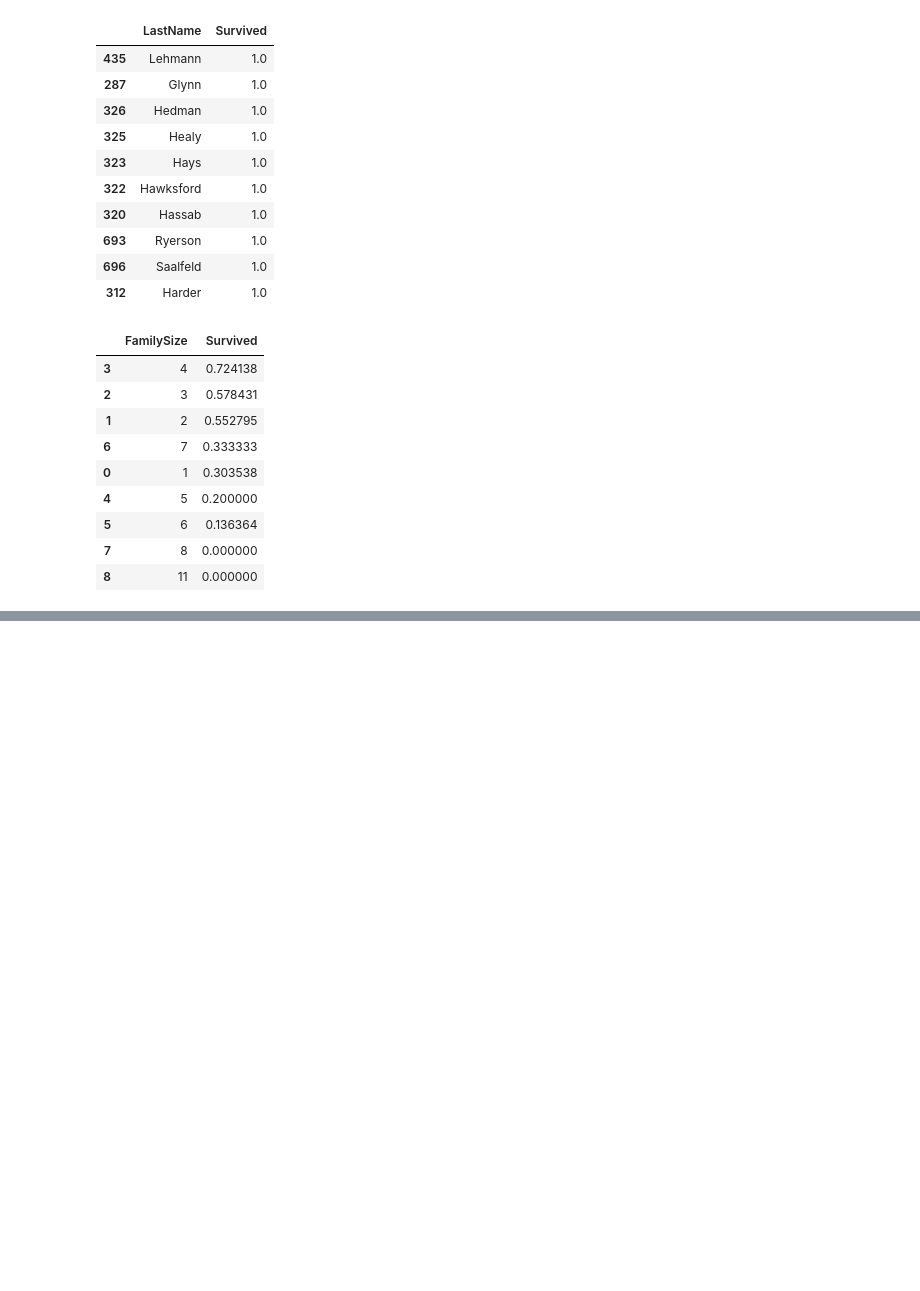
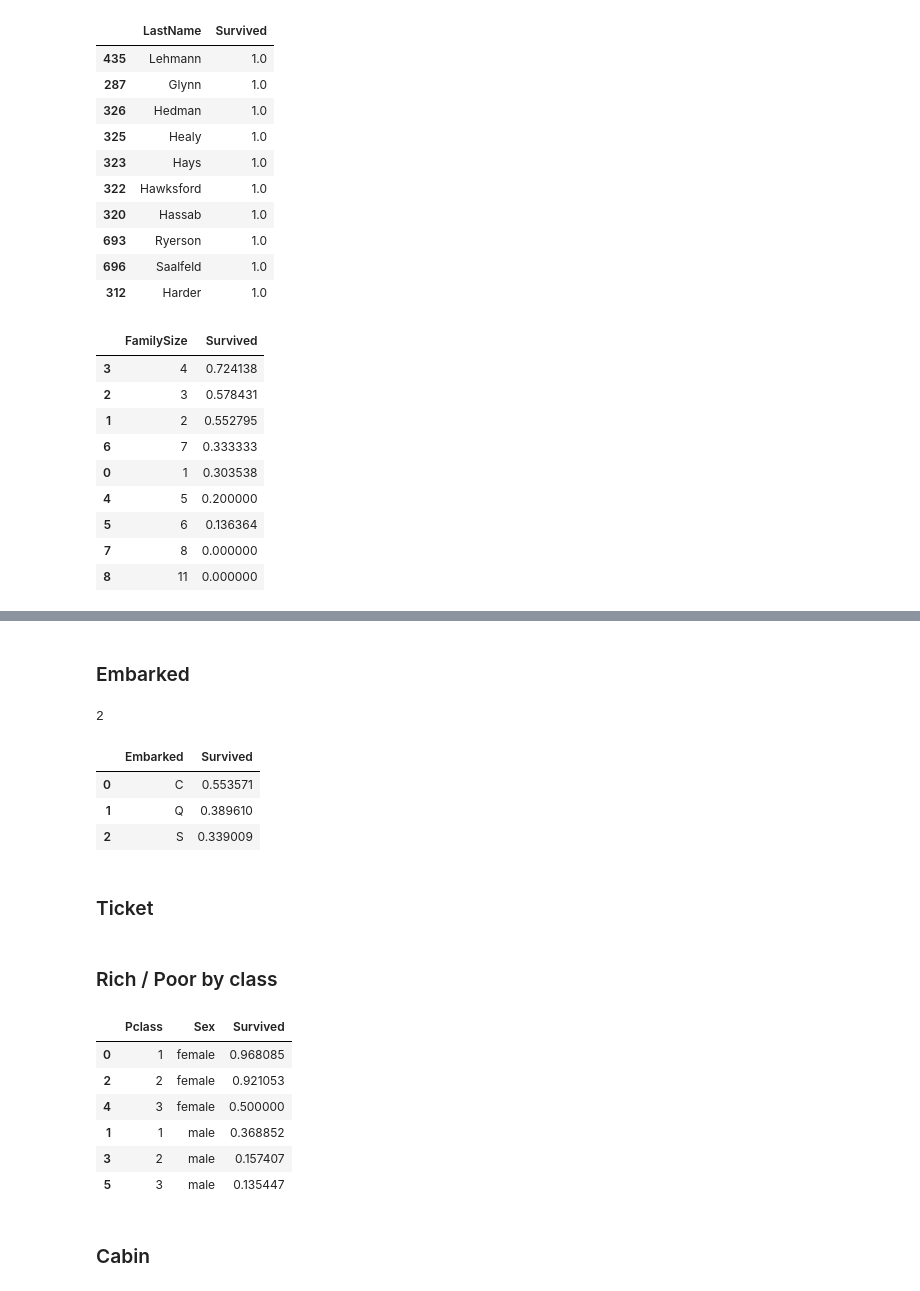
Before and after one commit to Sasafrass/kaggle, a Jupyter notebook: titanic/titanic_tutorial.ipynb, the cells around one changed output, grey strips where cells are left out. Saved outputs shown, nothing was run; the diff lists cells and outputs as text; code cells hidden in the pictures; blank space fills up the shorter version.

```diff
--- a/titanic/titanic_tutorial.ipynb
+++ b/titanic/titanic_tutorial.ipynb
@@ -284,0 +314,6 @@ ds.loc[ds['FamilySize'] == 1, 'IsAlone'] = 1
+# %% [markdown]
+### Embarked
+# %%
+ds.Embarked.isnull().sum()
+# %% [output]
+2
@@ -284,0 +324,41 @@ ds.loc[ds['FamilySize'] == 1, 'IsAlone'] = 1
+# %%
+# Percentage of survivors per port
+ds[['Embarked', 'Survived']].groupby(['Embarked'], as_index=False).mean().sort_values(by='Survived', ascending=False)
+# %% [output]
+|  | Embarked | Survived |
+| 0 | C | 0.553571 |
+| 1 | Q | 0.389610 |
+| 2 | S | 0.339009 |
+# %%
+# remap labels
+ds['Embarked'] = ds['Embarked'].map({'S':0, 'C':1, 'Q':2}).astype(int)
+# %% [markdown]
+### Ticket
+# %%
+Ticket = []
+for i in list(ds.Ticket):
+    if not i.isdigit() :
+        Ticket.append(i.replace(".","").replace("/","").strip().split(' ')[0]) #Take prefix
+    else:
+        Ticket.append("X")
+
+ds["Ticket"] = Ticket
+# %%
+label_encoder = preprocessing.LabelEncoder()
+ds.Ticket= label_encoder.fit_transform(ds.Ticket)
+# %%
+train = ds[ds['Survived'].notnull()]
+test = ds[ds['Survived'].isnull()]
+test = test.drop(['Survived'], axis=1)
+# %% [markdown]
+### Rich / Poor by class
+# %%
+train[['Pclass', 'Survived', 'Sex']].groupby(['Pclass', 'Sex'], as_index=False).mean().sort_values(by='Survived', ascending=False)
+# %% [output]
+|  | Pclass | Sex | Survived |
+| 0 | 1 | female | 0.968085 |
+| 2 | 2 | female | 0.921053 |
+| 4 | 3 | female | 0.500000 |
+| 1 | 1 | male | 0.368852 |
+| 3 | 2 | male | 0.157407 |
+| 5 | 3 | male | 0.135447 |
@@ -284,0 +376,2 @@ ds.loc[ds['FamilySize'] == 1, 'IsAlone'] = 1
+# %% [markdown]
+### Cabin
```
Also changed, not shown: parts of 36 cells of this notebook, 1 other file.
